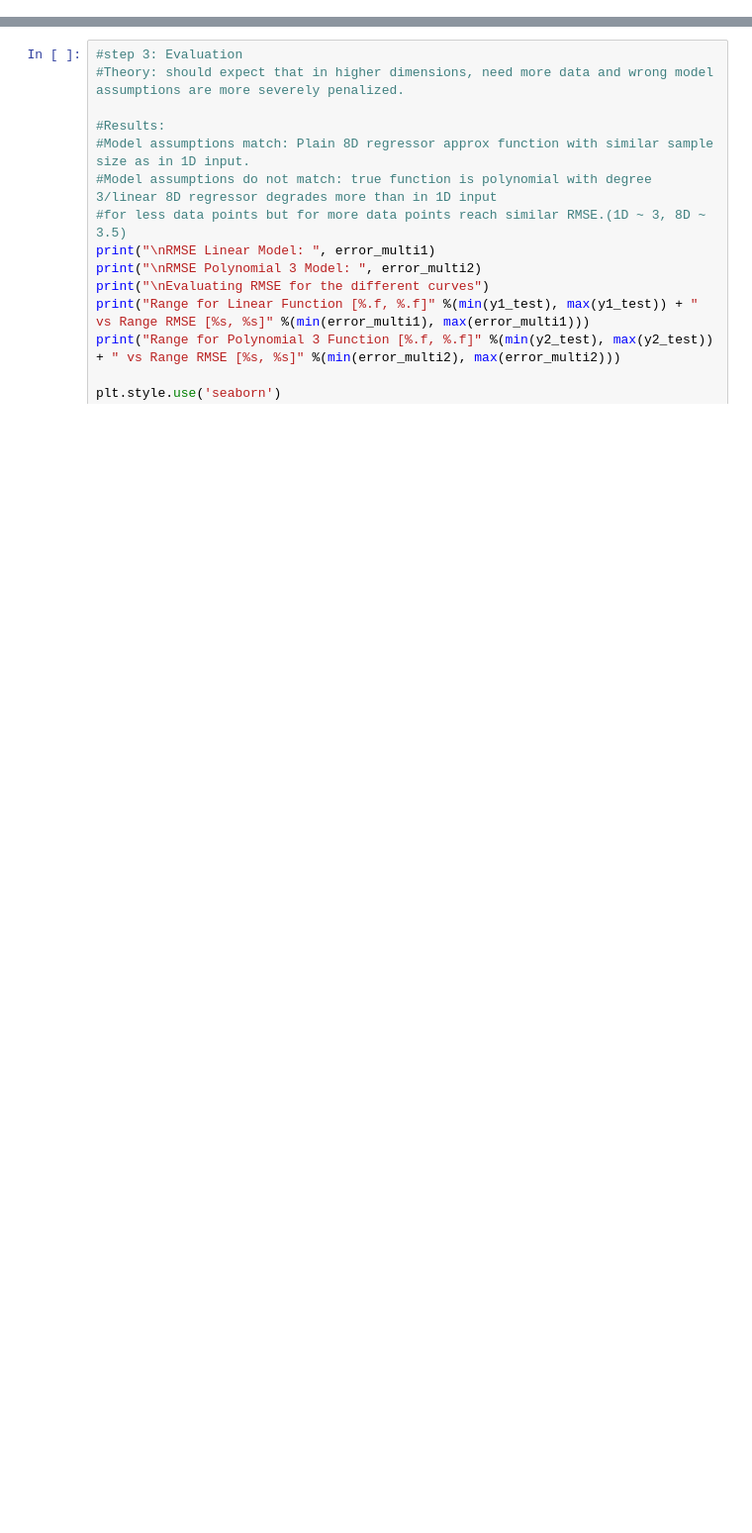
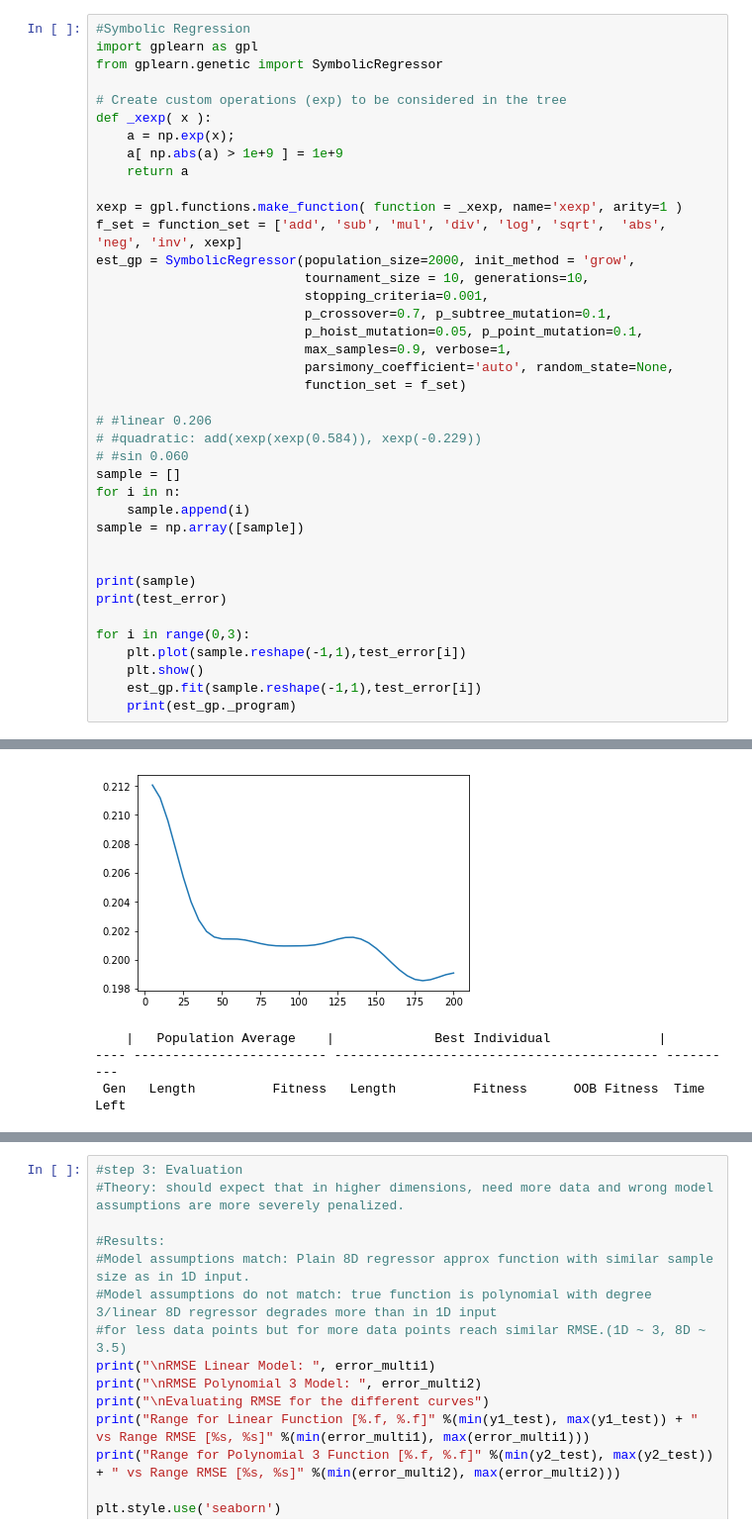
Before and after one commit to gabiBettgenhaeuser/ML_SeminarProject, a Jupyter notebook: Regression.ipynb, the cells around one changed output, grey strips where cells are left out. Shown at 99% size. Cells and saved outputs as stored; diff of their text form; blank space fills up the shorter version.

```diff
--- a/Regression.ipynb
+++ b/Regression.ipynb
@@ -182,0 +167,40 @@ plt.show()
+# %%
+#Symbolic Regression
+import gplearn as gpl
+from gplearn.genetic import SymbolicRegressor
+
+# Create custom operations (exp) to be considered in the tree
+def _xexp( x ):
+    a = np.exp(x);
+    a[ np.abs(a) > 1e+9 ] = 1e+9
+    return a
+
+xexp = gpl.functions.make_function( function = _xexp, name='xexp', arity=1 )
+f_set = function_set = ['add', 'sub', 'mul', 'div', 'log', 'sqrt',  'abs', 'neg', 'inv', xexp]
+est_gp = SymbolicRegressor(population_size=2000, init_method = 'grow',
+                           tournament_size = 10, generations=10,
+                           stopping_criteria=0.001,
+                           p_crossover=0.7, p_subtree_mutation=0.1,
+                           p_hoist_mutation=0.05, p_point_mutation=0.1,
+                           max_samples=0.9, verbose=1,
+                           parsimony_coefficient='auto', random_state=None,
+                           function_set = f_set)
+
+# #linear 0.206
+# #quadratic: add(xexp(xexp(0.584)), xexp(-0.229))
+# #sin 0.060
+sample = []
+for i in n:
+    sample.append(i)
+sample = np.array([sample])
+
+
+print(sample)
+print(test_error)
+
+for i in range(0,3):
+    plt.plot(sample.reshape(-1,1),test_error[i])
+    plt.show()
+    est_gp.fit(sample.reshape(-1,1),test_error[i])
+    print(est_gp._program)
+# %% [output]
@@ -182,0 +224,4 @@ plt.show()
+[figure, added]
+    |   Population Average    |             Best Individual              |
+---- ------------------------- ------------------------------------------ ----------
+ Gen   Length          Fitness   Length          Fitness      OOB Fitness  Time Left
```
Also changed, not shown: parts of 22 cells of this notebook.
